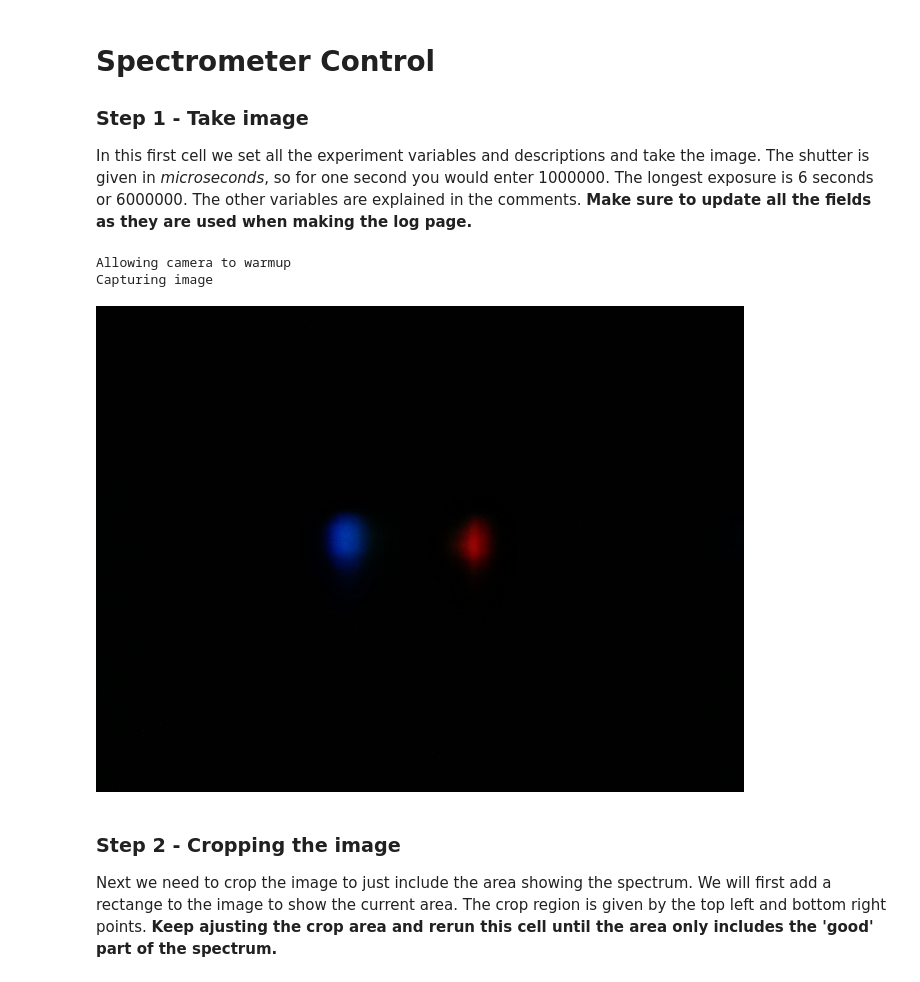
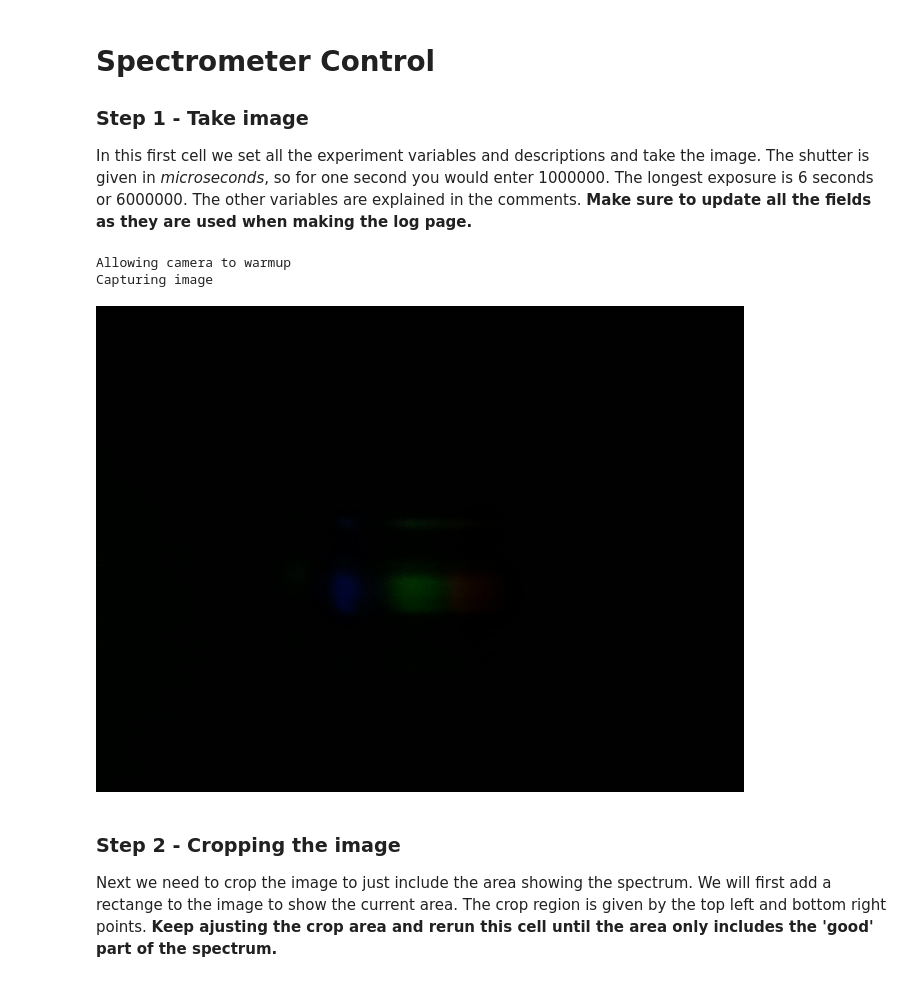
Before and after one commit to apzzd/LegoSpectrometer, a Jupyter notebook: SpectrometerControl.ipynb, the cells around one changed output. Cells and saved outputs as stored; diff of their text form; code cells hidden in the pictures.

```diff
--- a/SpectrometerControl.ipynb
+++ b/SpectrometerControl.ipynb
@@ -179,25 +179,25 @@ In this first cell we set all the experiment variables and descriptions and take
 # %%
 # Change these to match your experiment
 
-lightSource        = "NeoPixel color 184,0,255 (purple)"
+lightSource        = "Energizer flashlight"
 scientistName      = "Ada P Dyer"
-transmissionSample = "none"
+transmissionSample = "Tap water"
 experimentNotes    = '''
-Normal size slit. Tracing paper between NeoPixel and slit.
+Normal size slit. No tracing paper.
 '''
 measurementTaken = strftime("%Y%m%d-%H%M%S")
 niceLookingDatetime = strftime("%m/%d/%Y - %H:%M:%S")
 
 # Exposure time
 shutter = 2000
 
 # Take the image, save and display
 raw = takePicture(shutter)
 raw
 # %% [output]
 Allowing camera to warmup
 Capturing image
-[figure, old version]
+[figure, new version]
 # %% [markdown]
 ### Step 2 - Cropping the image
 
```
Also changed, not shown: parts of 6 cells of this notebook, 12 other files.
